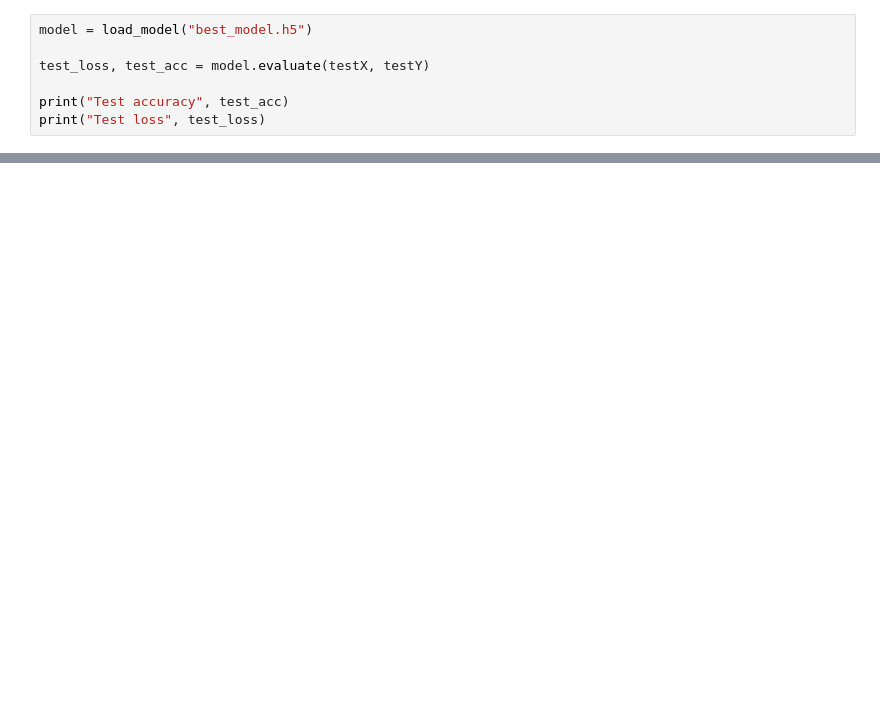
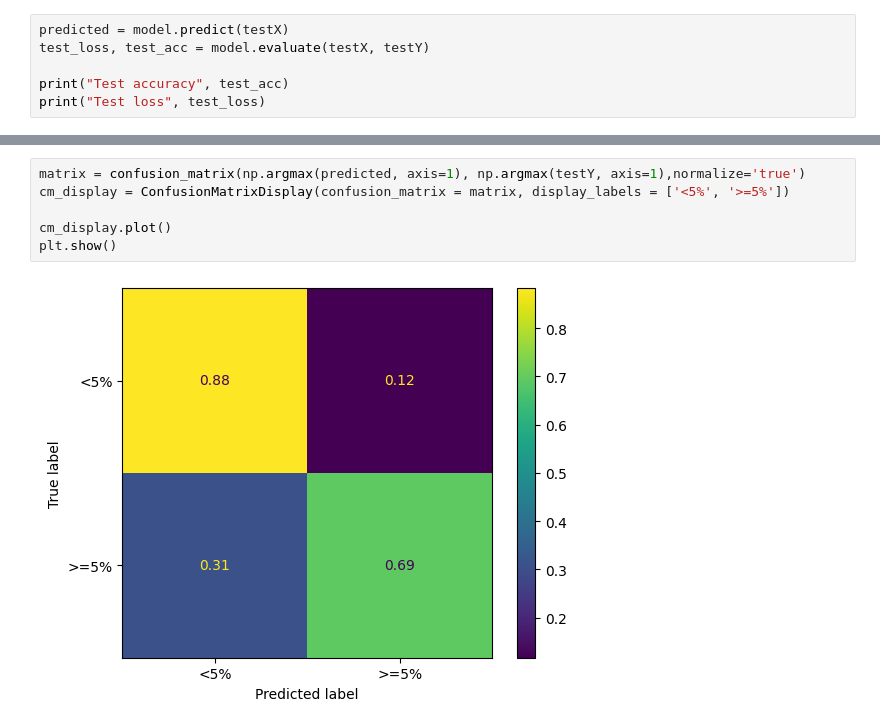
Before and after one commit to santi1234567/altcoin-LSTM-prediction, a Jupyter notebook: create_model_CONV1D.ipynb, the cells around one changed output, grey strips where cells are left out. Drawn from its saved outputs; the diff is of its cells as text; blank space fills up the shorter version.

Commit message:
Create model with CNN

```diff
--- a/create_model_CONV1D.ipynb
+++ b/create_model_CONV1D.ipynb
@@ -253,6 +200,5 @@ Epoch 152: early stopping
 # %%
-model = load_model("best_model.h5")
-
+predicted = model.predict(testX)
 test_loss, test_acc = model.evaluate(testX, testY)
 
 print("Test accuracy", test_acc)
@@ -264,3 +222,11 @@ Test loss 1.269559383392334
+# %%
+matrix = confusion_matrix(np.argmax(predicted, axis=1), np.argmax(testY, axis=1),normalize='true')
+cm_display = ConfusionMatrixDisplay(confusion_matrix = matrix, display_labels = ['<5%', '>=5%'])
+
+cm_display.plot()
+plt.show()
+# %% [output]
+[figure, added]
 # %%
 metric = "accuracy"
 plt.figure()
```
Also changed, not shown: parts of 18 cells of this notebook, 1 other file.
